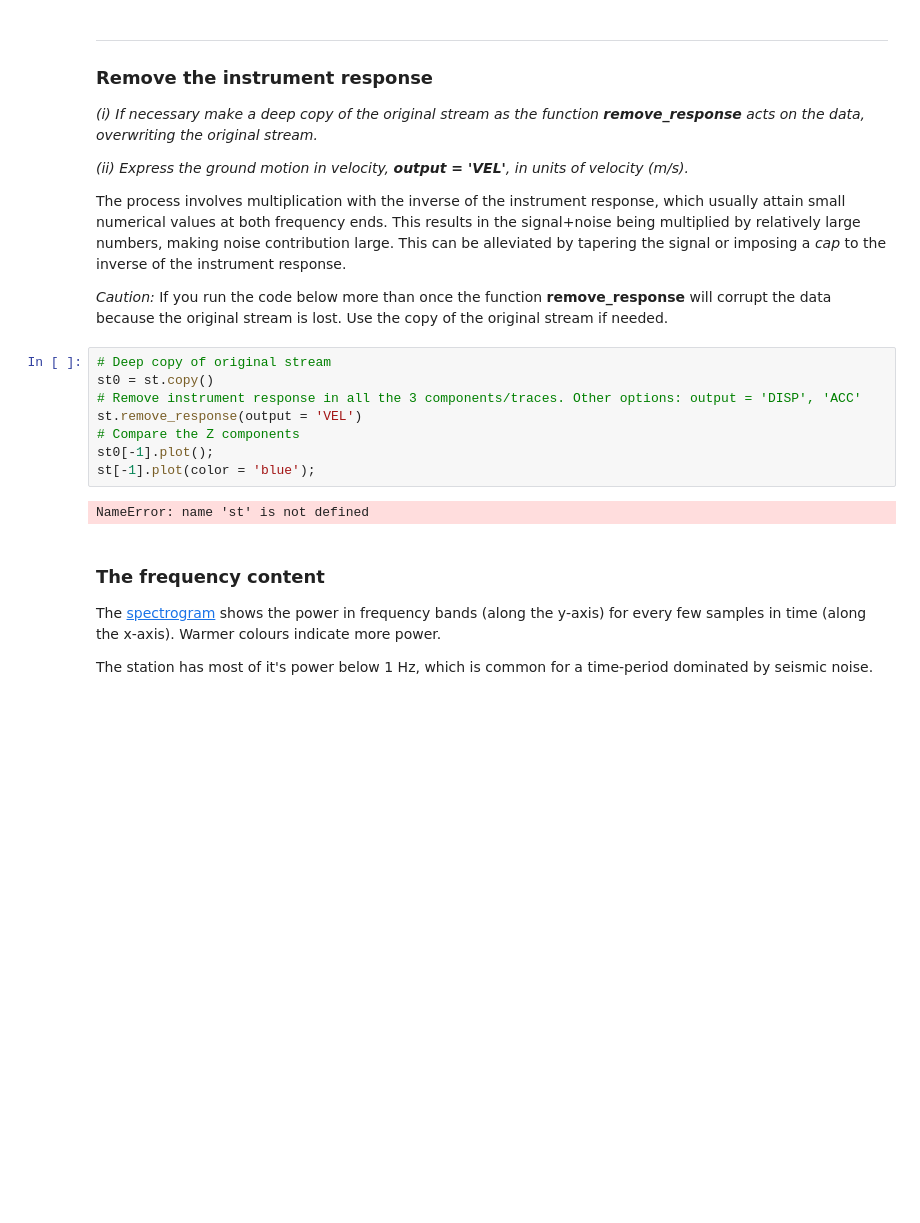
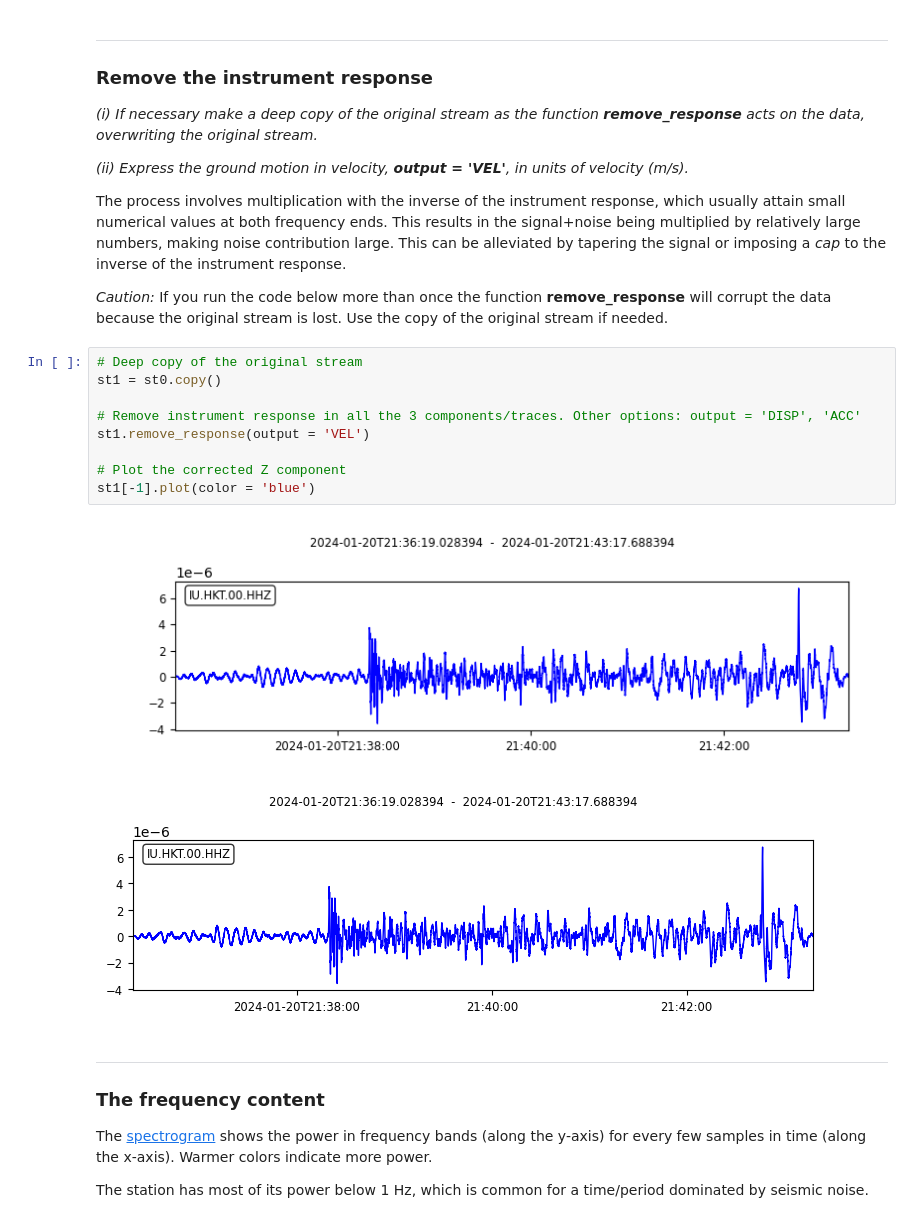
Before and after one commit to jandyr/ProSeisSN, a Jupyter notebook: Unit02/Nbk02.ipynb, the cells around one changed output. Drawn from its saved outputs; the diff is of its cells as text; blank space fills up the shorter version.

```diff
--- a/Unit02/Nbk02.ipynb
+++ b/Unit02/Nbk02.ipynb
@@ -126,21 +138,24 @@ The process involves multiplication with the inverse of the instrument response,
 
 _Caution:_ If you run the code below more than once the function **remove_response** will corrupt the data because the original stream is lost. Use the copy of the original stream if needed.
 # %%
-# Deep copy of original stream
-st0 = st.copy()
+# Deep copy of the original stream
+st1 = st0.copy()
+
 # Remove instrument response in all the 3 components/traces. Other options: output = 'DISP', 'ACC'
-st.remove_response(output = 'VEL')
-# Compare the Z components
-st0[-1].plot();
-st[-1].plot(color = 'blue');
+st1.remove_response(output = 'VEL')
+
+# Plot the corrected Z component
+st1[-1].plot(color = 'blue')
 # %% [output]
-NameError: name 'st' is not defined
+[figure, added]
+[figure, added]
 # %% [markdown]
+---
 ### The frequency content
 
-The [spectrogram](https://docs.obspy.org/tutorial/code_snippets/plotting_spectrograms.html) shows the power in frequency bands (along the y-axis) for every few samples in time (along the x-axis). Warmer colours indicate more power.
+The [spectrogram](https://docs.obspy.org/tutorial/code_snippets/plotting_spectrograms.html) shows the power in frequency bands (along the y-axis) for every few samples in time (along the x-axis). Warmer colors indicate more power.
 
-The station has most of it's power below 1 Hz, which is common for a time-period dominated by seismic noise.
+The station has most of its power below 1 Hz, which is common for a time/period dominated by seismic noise.
 # %%
 # Construct a figure for BHZ trace
 fig, ax = plt.subplots()
```
Also changed, not shown: parts of 6 cells of this notebook.
